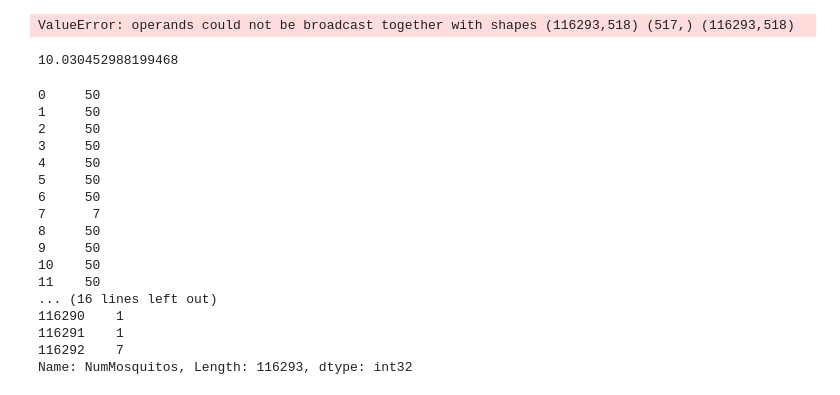
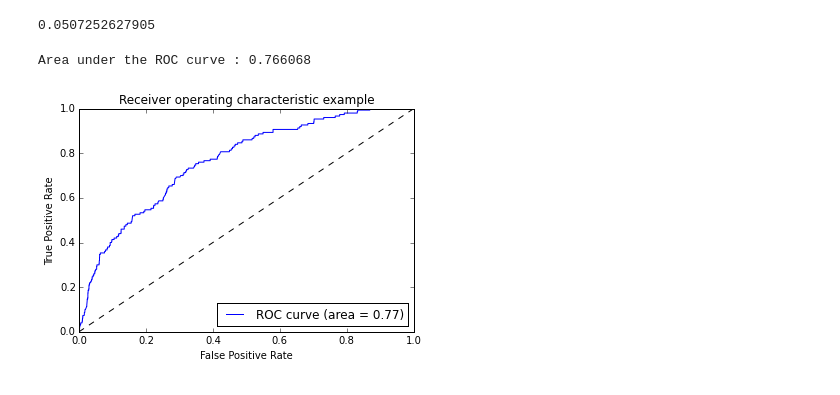
Before and after one commit to inmidvideo/kaggle-west-nile, a Jupyter notebook: src/sklearn_lr.ipynb, the cells around one changed output. Drawn from its saved outputs; the diff is of its cells as text; code cells hidden in the pictures.

```diff
--- a/src/sklearn_lr.ipynb
+++ b/src/sklearn_lr.ipynb
@@ -18,11 +21,19 @@ Populating the interactive namespace from numpy and matplotlib
 wnv_train = pd.read_csv('../working/train_f.csv', index_col=0)
 wnv_test = pd.read_csv('../working/test_f.csv', index_col=0)
 # %%
-labels = wnv_train.NumMosquitos.values.astype('int')
+output = 'WnvPresent'
+
+labels = wnv_train[output].values.astype('int')
 yr_train = labels
 wnv_train.drop('NumMosquitos', axis=1, inplace=True)
 wnv_train.drop('WnvPresent', axis=1, inplace=True)
 f_names = wnv_train.columns
+
+if 'NumMosquitos' in wnv_test:
+    wnv_test.drop('NumMosquitos', axis=1, inplace=True)
+
+if 'WnvPresent' in wnv_test:
+    wnv_test.drop('WnvPresent', axis=1, inplace=True)
 # %%
 # raw data
 #yr_train = wnv_train[:,1].astype(int)
@@ -36,18 +47,37 @@ Xn_train = scaler.transform(Xr_train)
 Xn_test = scaler.transform(Xr_test)
 
 X_train, X_test, y_train, y_test = train_test_split(Xn_train, yr_train)
-# %% [output]
-ValueError: operands could not be broadcast together with shapes (116293,518) (517,) (116293,518)
 # %%
-clf = LogisticRegression()
+clf = RidgeCV(alphas=[0.1, 1.0, 10.0], cv=10, scoring='mean_squared_error')
+#clf = ExtraTreesRegressor(n_estimators=5000, n_jobs=3)
 clf.fit(X_train, y_train)
 
 # use the model to predict the labels of the test data
-predicted = clf.predict(X_test)
+proba = clf.predict(X_test)
 #proba = clf.predict_proba(X_test)
 expected = y_test
-# %%
-mean_absolute_error(y_test, predicted)
-# %% [output]
-10.030452988199468
+# %%
+print clf.score(X_test, y_test)
+#mean_absolute_error(y_test, predicted)
+# %% [output]
+0.0507252627905
+# %%
+fpr, tpr, thresholds = roc_curve(expected, proba)
+roc_auc = auc(fpr, tpr)
+print "Area under the ROC curve : %f" % roc_auc
+
+# Plot ROC curve
+plt.clf()
+plt.plot(fpr, tpr, label='ROC curve (area = %0.2f)' % roc_auc)
+plt.plot([0, 1], [0, 1], 'k--')
+plt.xlim([0.0, 1.0])
+plt.ylim([0.0, 1.0])
+plt.xlabel('False Positive Rate')
+plt.ylabel('True Positive Rate')
+plt.title('Receiver operating characteristic example')
+plt.legend(loc="lower right")
+plt.show()
+# %% [output]
+Area under the ROC curve : 0.766068
+[figure, added]
 # %%
@@ -55,20 +84,0 @@ wnv_test['NumMosquitos'] = clf.predict(Xn_test)
-# %%
-wnv_test['NumMosquitos']
-# %% [output]
-0     50
-1     50
-2     50
-3     50
-4     50
-5     50
-6     50
-7      7
-8     50
-9     50
-10    50
-11    50
-... (16 lines left out)
-116290    1
-116291    1
-116292    7
-Name: NumMosquitos, Length: 116293, dtype: int32
```
Also changed, not shown: parts of 5 cells of this notebook, 5 other files.
